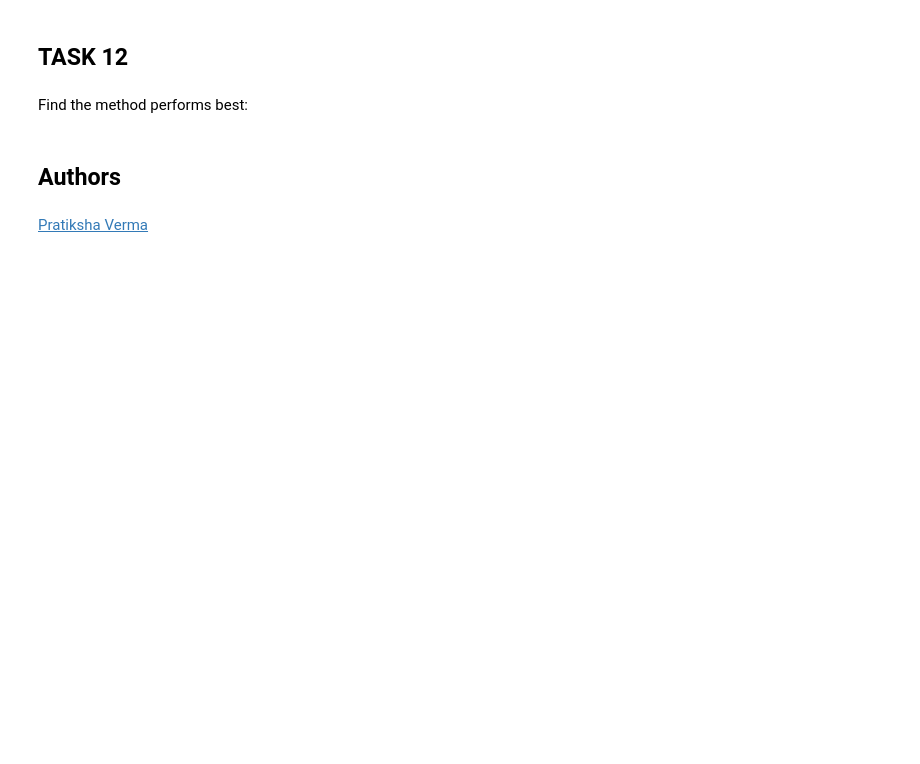
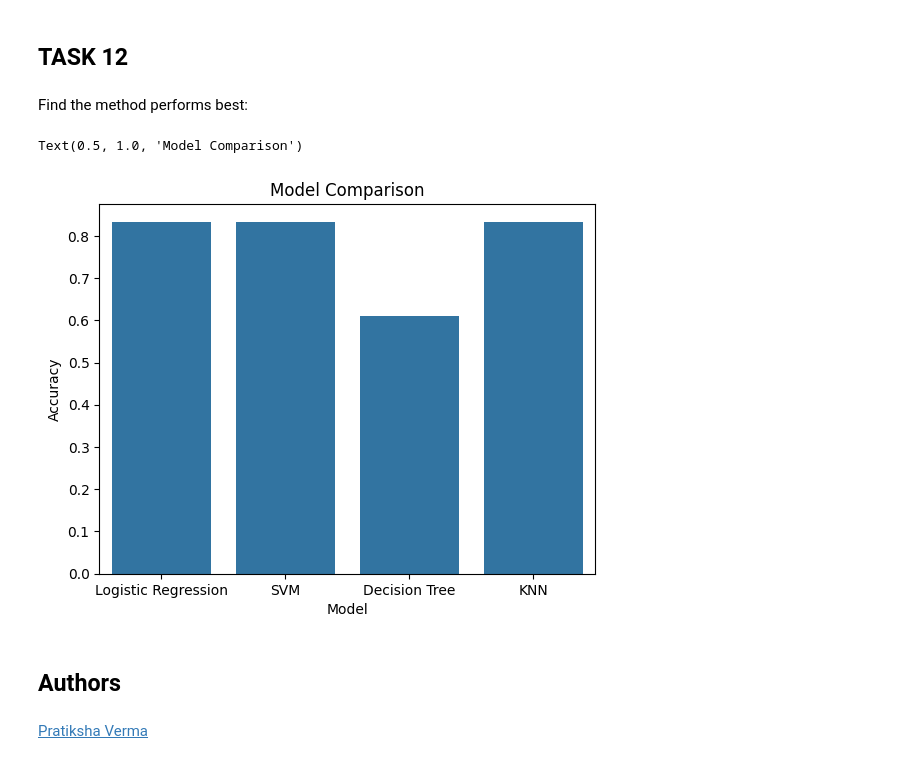
Before and after one commit to DonKubini/ibm-capstone, a Jupyter notebook: Module 4/SpaceX-Machine-Learning-Prediction-Part-5-v1.ipynb, the cells around one changed output. Saved outputs shown, nothing was run; the diff lists cells and outputs as text; code cells hidden in the pictures; blank space fills up the shorter version.

```diff
--- a/Module 4/SpaceX-Machine-Learning-Prediction-Part-5-v1.ipynb
+++ b/Module 4/SpaceX-Machine-Learning-Prediction-Part-5-v1.ipynb
@@ -299,3 +329,6 @@ parameters = {'n_neighbors': [1, 2, 3, 4, 5, 6, 7, 8, 9, 10],
               'p': [1,2]}
 
 KNN = KNeighborsClassifier()
+# %%
+knn_cv = GridSearchCV(KNN, parameters, cv=10)
+knn_cv.fit(X_train, y_train)
@@ -315,6 +362,18 @@ plot_confusion_matrix(Y_test,yhat)
 ## TASK  12
 # %% [markdown]
 Find the method performs best:
+# %%
+results = pd.DataFrame({
+    'Model': ['Logistic Regression', 'SVM', 'Decision Tree', 'KNN'],
+    'Best Hyperparameters': [logreg_cv.best_params_, svm_cv.best_params_, tree_cv.best_params_, knn_cv.best_params_],
+    'Accuracy': [logreg_cv.score(X_test, y_test), svm_cv.score(X_test, y_test), tree_cv.score(X_test, y_test), knn_cv.score(X_test, y_test)]
+})
+
+barplot = sns.barplot(x='Model', y='Accuracy', data=results)
+plt.title('Model Comparison')
+# %% [output]
+Text(0.5, 1.0, 'Model Comparison')
+[figure, added]
 # %% [markdown]
 ## Authors
 # %% [markdown]
```
Also changed, not shown: parts of 16 cells of this notebook, 4 other files.
